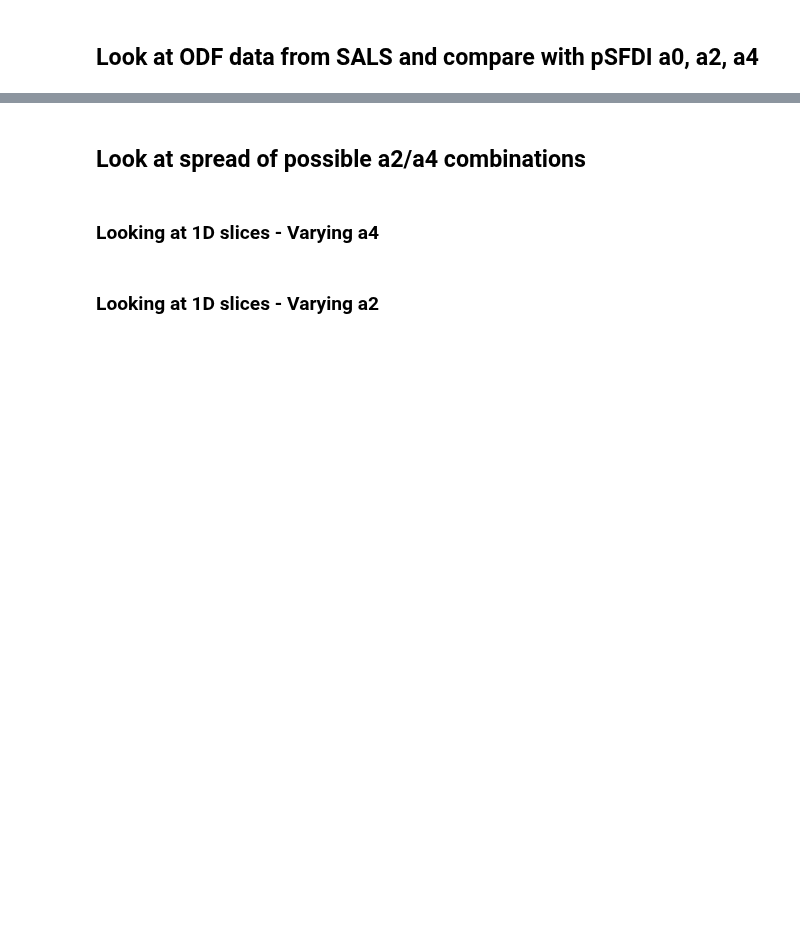
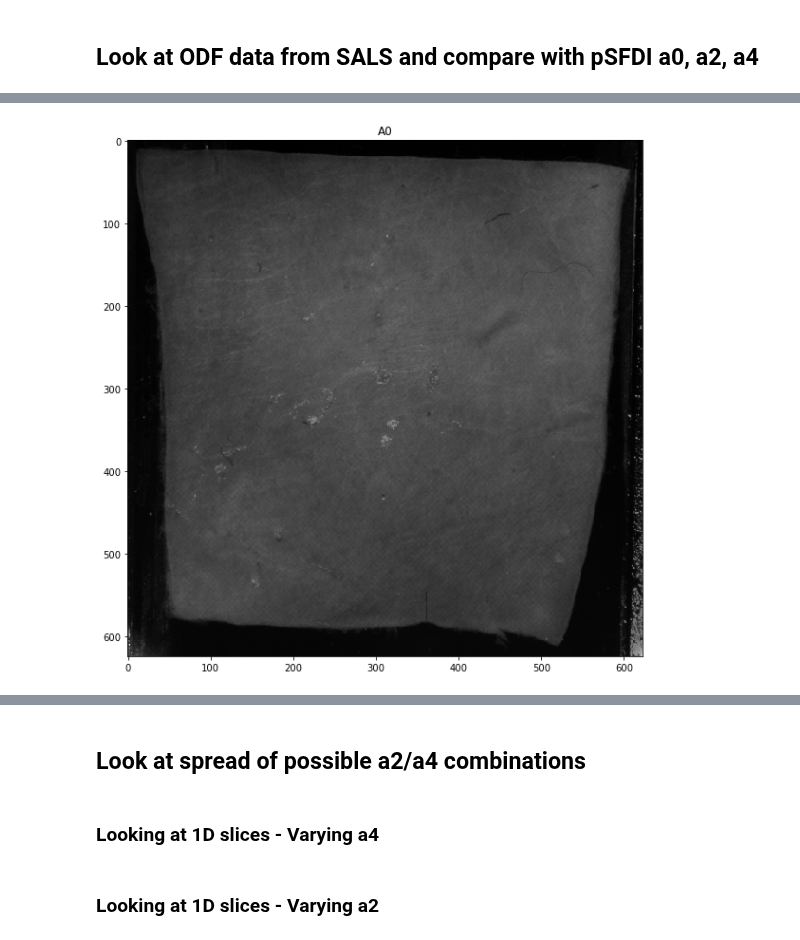
Before and after one commit to mfkiwl/splineDIC, a Jupyter notebook: notebooks/exploratory/stp_explore_ODF_extraction.ipynb, the cells around one changed output, grey strips where cells are left out. Cells and saved outputs as stored; diff of their text form; code cells hidden in the pictures; blank space fills up the shorter version.

```diff
--- a/notebooks/exploratory/stp_explore_ODF_extraction.ipynb
+++ b/notebooks/exploratory/stp_explore_ODF_extraction.ipynb
@@ -234,0 +269,7 @@ print('Fit Fiber Distribution a2: {}, a4: {} and a2/a4: {}'.format(a2f, a4f, a2f
+# %%
+# a0
+fig = plt.figure(figsize=(10, 10))
+im0 = plt.imshow(a0, cmap='gray')
+plt.title('A0');
+# %% [output]
+[figure, added]
```
Also changed, not shown: parts of 17 cells of this notebook.
